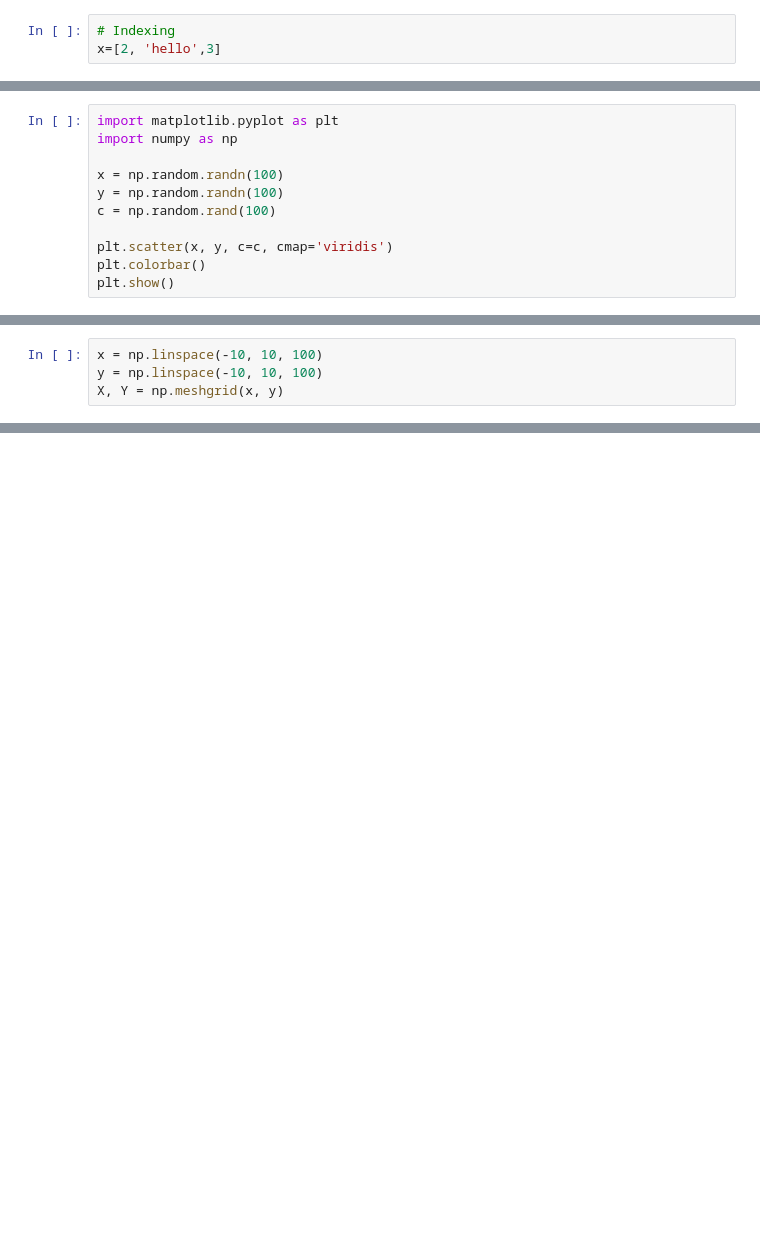
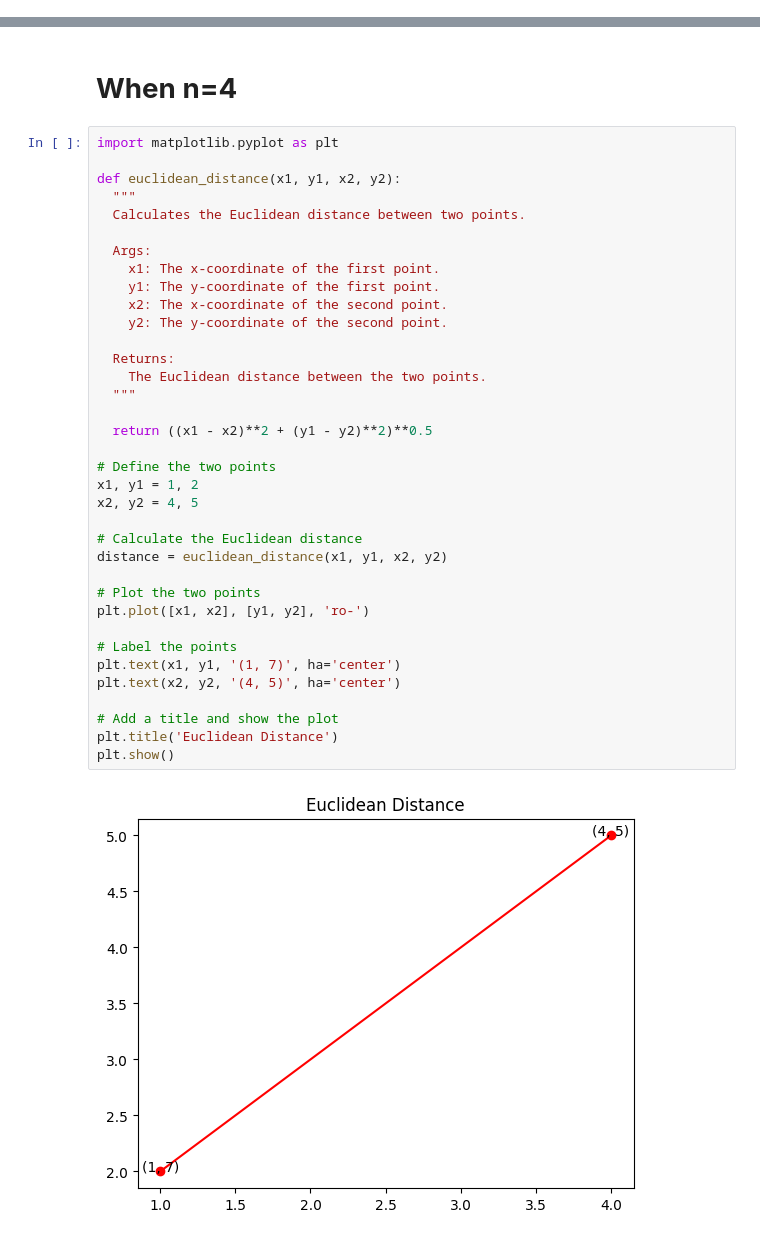
Before and after one commit to Gulwalishah/Euclidean-distance-function, a Jupyter notebook: Euclidean_distance_function.ipynb, the cells around one changed output, grey strips where cells are left out. Cells and saved outputs as stored; diff of their text form; blank space fills up the shorter version.

```diff
--- a/Euclidean_distance_function.ipynb
+++ b/Euclidean_distance_function.ipynb
@@ -274,3 +2,0 @@ Indexing and slicing from the list allow to retrieve specific values with in lis
-# %%
-# Indexing
-x=[2, 'hello',3]
@@ -581,11 +2,0 @@ def spline_curve(x_data, y_data, a, b):
-# %%
-import matplotlib.pyplot as plt
-import numpy as np
-
-x = np.random.randn(100)
-y = np.random.randn(100)
-c = np.random.rand(100)
-
-plt.scatter(x, y, c=c, cmap='viridis')
-plt.colorbar()
-plt.show()
@@ -707,4 +2,0 @@ def dphi2_dt(phi1, phi2):
-# %%
-x = np.linspace(-10, 10, 100)
-y = np.linspace(-10, 10, 100)
-X, Y = np.meshgrid(x, y)
@@ -2064,0 +127,40 @@ IndexError: ignored
+# %% [markdown]
+# **When n=4**
+# %%
+import matplotlib.pyplot as plt
+
+def euclidean_distance(x1, y1, x2, y2):
+  """
+  Calculates the Euclidean distance between two points.
+
+  Args:
+    x1: The x-coordinate of the first point.
+    y1: The y-coordinate of the first point.
+    x2: The x-coordinate of the second point.
+    y2: The y-coordinate of the second point.
+
+  Returns:
+    The Euclidean distance between the two points.
+  """
+
+  return ((x1 - x2)**2 + (y1 - y2)**2)**0.5
+
+# Define the two points
+x1, y1 = 1, 2
+x2, y2 = 4, 5
+
+# Calculate the Euclidean distance
+distance = euclidean_distance(x1, y1, x2, y2)
+
+# Plot the two points
+plt.plot([x1, x2], [y1, y2], 'ro-')
+
+# Label the points
+plt.text(x1, y1, '(1, 7)', ha='center')
+plt.text(x2, y2, '(4, 5)', ha='center')
+
+# Add a title and show the plot
+plt.title('Euclidean Distance')
+plt.show()
+# %% [output]
+[figure, added]
```
Also changed, not shown: parts of 132 cells of this notebook.
